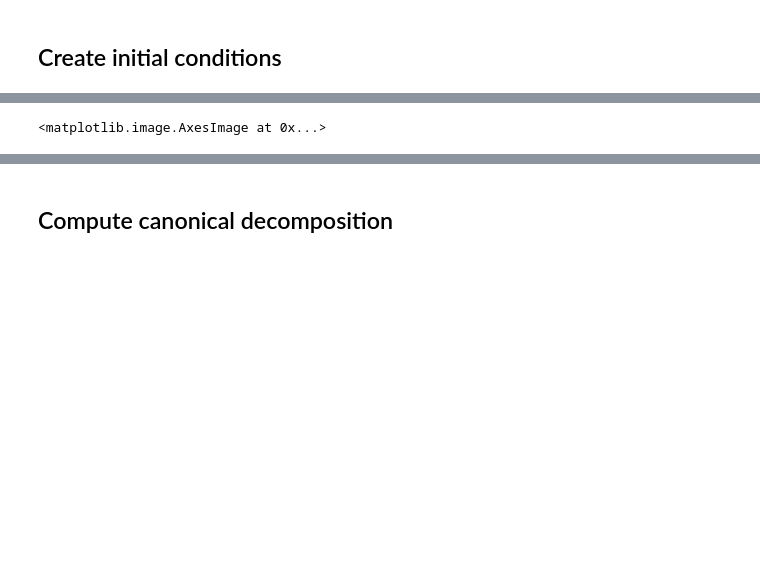
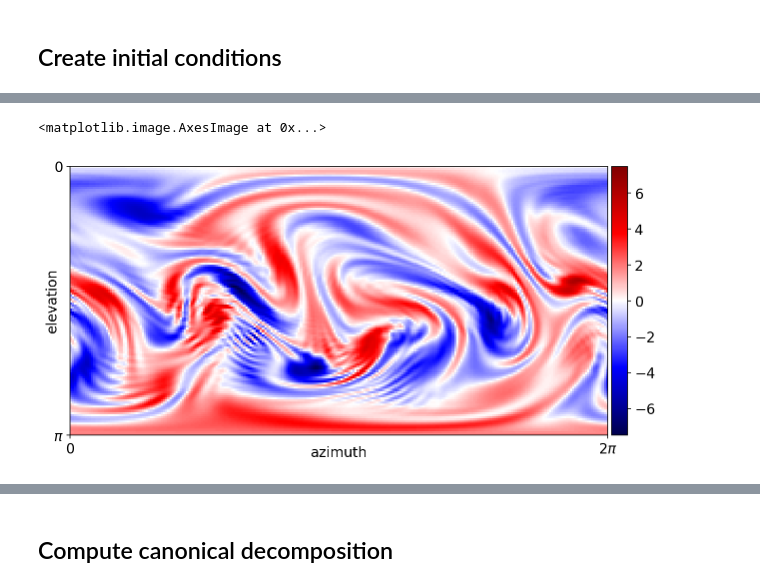
Before and after one commit to klasmodin/quflow, a Jupyter notebook: notebooks/basic-example.ipynb, the cells around one changed output, grey strips where cells are left out. Drawn from its saved outputs; the diff is of its cells as text; code cells hidden in the pictures; blank space fills up the shorter version.

Commit message:
Updated basic example notebook.

```diff
--- a/notebooks/basic-example.ipynb
+++ b/notebooks/basic-example.ipynb
@@ -2,9 +2,8 @@
 import numpy as np
 import quflow as qf
 import matplotlib.pyplot as plt
-%matplotlib notebook
-%config Completer.use_jedi = False
-plt.rc('figure', figsize=(10,5))
+import h5py
+plt.rc('figure', figsize=(10,15))
 plt.rc('font', size=14)
 # %% [markdown]
 # Simulation of Euler's equations on the sphere
@@ -21,7 +20,3 @@ $W \in \mathfrak{su}(N)$ and a corresponding stream matrix $P\in\mathfrak{su}(N)
 ## Create initial conditions
 # %%
 N = 128 # Size of matrices
-# %%
-W0 = qf.shr2mat(qf.as_shr(qf.load("W_0.mat")), N=N)
-P0 = qf.solve_poisson(W0)
-print(W0.shape)
@@ -29,0 +66,25 @@ print(W0.shape)
+# %%
+filename = 'my_quflow_simulation.hdf5'
+time = 3.0 # in second
+inner_time = 0.2 # in seconds
+qstepsize = 0.2 # in qtime
+# %%
+# Callback data object
+mysim = qf.QuData(filename, verbatim=True)
+
+# Save initial conditions if file does not exist already, otherwise load from last step
+try:
+    f = h5py.File(filename, "r")
+except IOError or KeyError:
+    W = W0.copy()
+    mysim(W, 0.0)
+else:
+    W = qf.shr2mat(f['state'][-1,:], N=N)
+    assert W.shape[0] == N, "Looks like the saved data use N = {} whereas you specified N = {}.".format(W.shape[0], N)
+    f.close()
+
+# Run simulation
+qf.solve(W, qstepsize=qstepsize, time=time, inner_time=inner_time, callback=mysim)
+
+# Flush cache data
+mysim.flush()
@@ -30,3 +109,3 @@ print(W0.shape)
 # %%
-qf.plot(W0)
+qf.plot(W)
 # %% [output]
@@ -35 +112,2 @@ qf.plot(W0)
 <matplotlib.image.AxesImage at 0x...>
+[figure, added]
```
Also changed, not shown: parts of 37 cells of this notebook.
